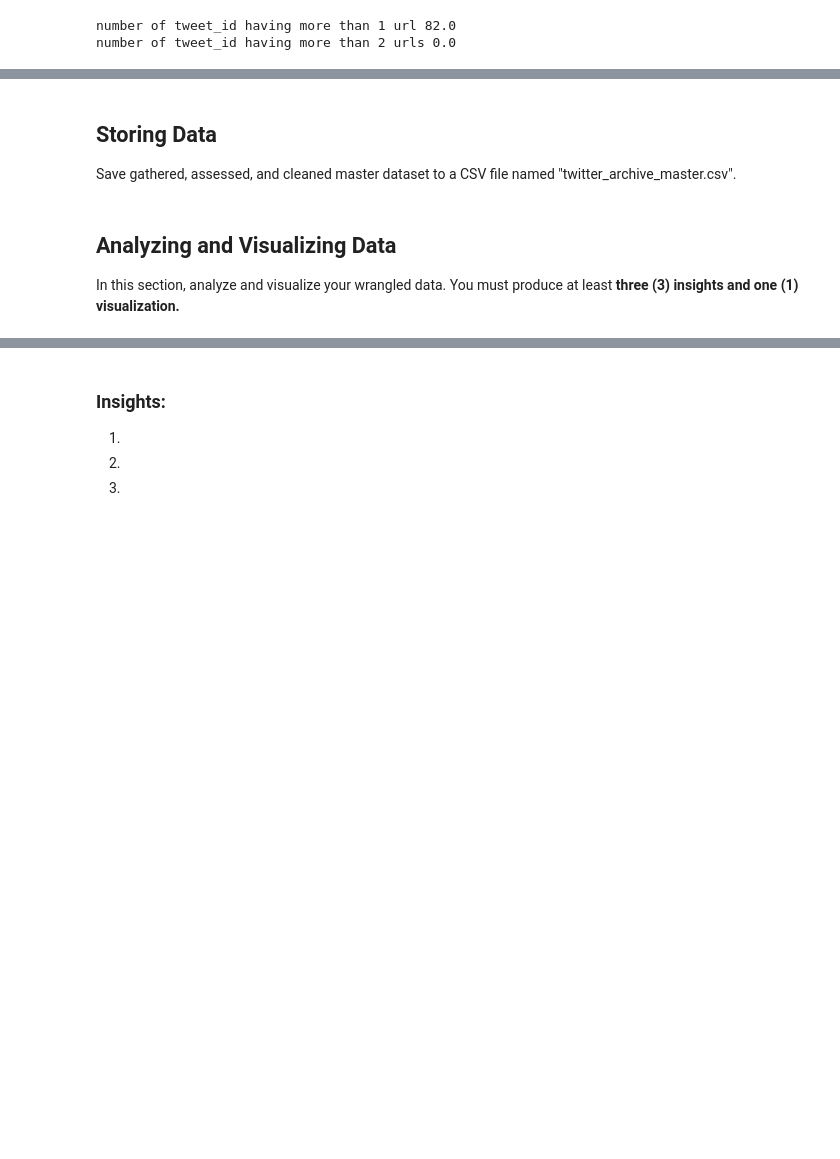
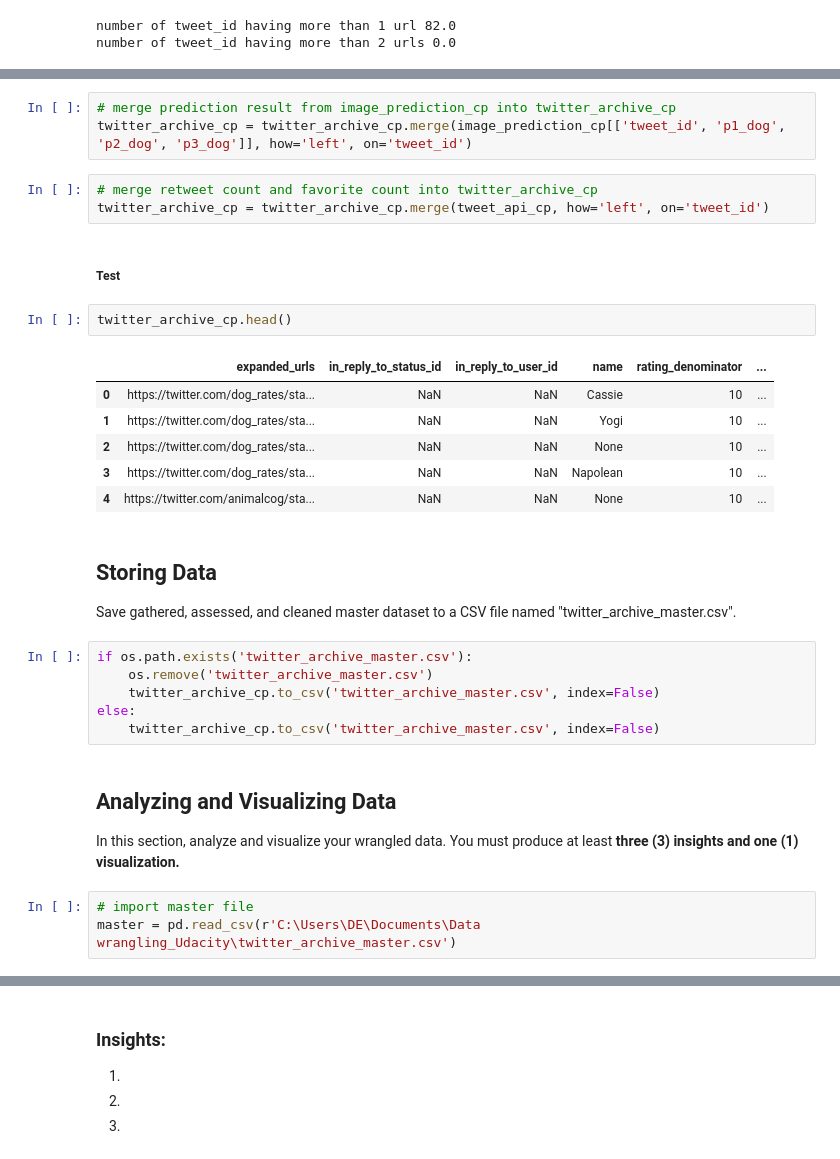
Before and after one commit to minhtutruong712/Data-wrangling---WeRateDogs---Udacity-, a Jupyter notebook: wrangle_act.ipynb, the cells around one changed output, grey strips where cells are left out. Drawn from its saved outputs; the diff is of its cells as text; blank space fills up the shorter version.

```diff
--- a/wrangle_act.ipynb
+++ b/wrangle_act.ipynb
@@ -332,6 +518,32 @@ arr = twitter_archive_cp['expanded_urls'].apply(lambda x: len(x.split(',')) if s
+# %%
+# merge prediction result from image_prediction_cp into twitter_archive_cp
+twitter_archive_cp = twitter_archive_cp.merge(image_prediction_cp[['tweet_id', 'p1_dog', 'p2_dog', 'p3_dog']], how='left', on='tweet_id')
+# %%
+# merge retweet count and favorite count into twitter_archive_cp
+twitter_archive_cp = twitter_archive_cp.merge(tweet_api_cp, how='left', on='tweet_id')
+# %% [markdown]
+##### Test
+# %%
+twitter_archive_cp.head()
+# %% [output]
+|  | expanded_urls | in_reply_to_status_id | in_reply_to_user_id | name | rating_denominator | ... |
+| 0 | https://twitter.com/dog_rates/sta... | NaN | NaN | Cassie | 10 | ... |
+| 1 | https://twitter.com/dog_rates/sta... | NaN | NaN | Yogi | 10 | ... |
+| 2 | https://twitter.com/dog_rates/sta... | NaN | NaN | None | 10 | ... |
+| 3 | https://twitter.com/dog_rates/sta... | NaN | NaN | Napolean | 10 | ... |
+| 4 | https://twitter.com/animalcog/sta... | NaN | NaN | None | 10 | ... |
 # %% [markdown]
 ## Storing Data
 Save gathered, assessed, and cleaned master dataset to a CSV file named "twitter_archive_master.csv".
+# %%
+if os.path.exists('twitter_archive_master.csv'):
+    os.remove('twitter_archive_master.csv')
+    twitter_archive_cp.to_csv('twitter_archive_master.csv', index=False)
+else:
+    twitter_archive_cp.to_csv('twitter_archive_master.csv', index=False)
 # %% [markdown]
 ## Analyzing and Visualizing Data
 In this section, analyze and visualize your wrangled data. You must produce at least **three (3) insights and one (1) visualization.**
+# %%
+# import master file
+master = pd.read_csv(r'C:\Users\DE\Documents\Data wrangling_Udacity\twitter_archive_master.csv')
```
Also changed, not shown: parts of 81 cells of this notebook.
